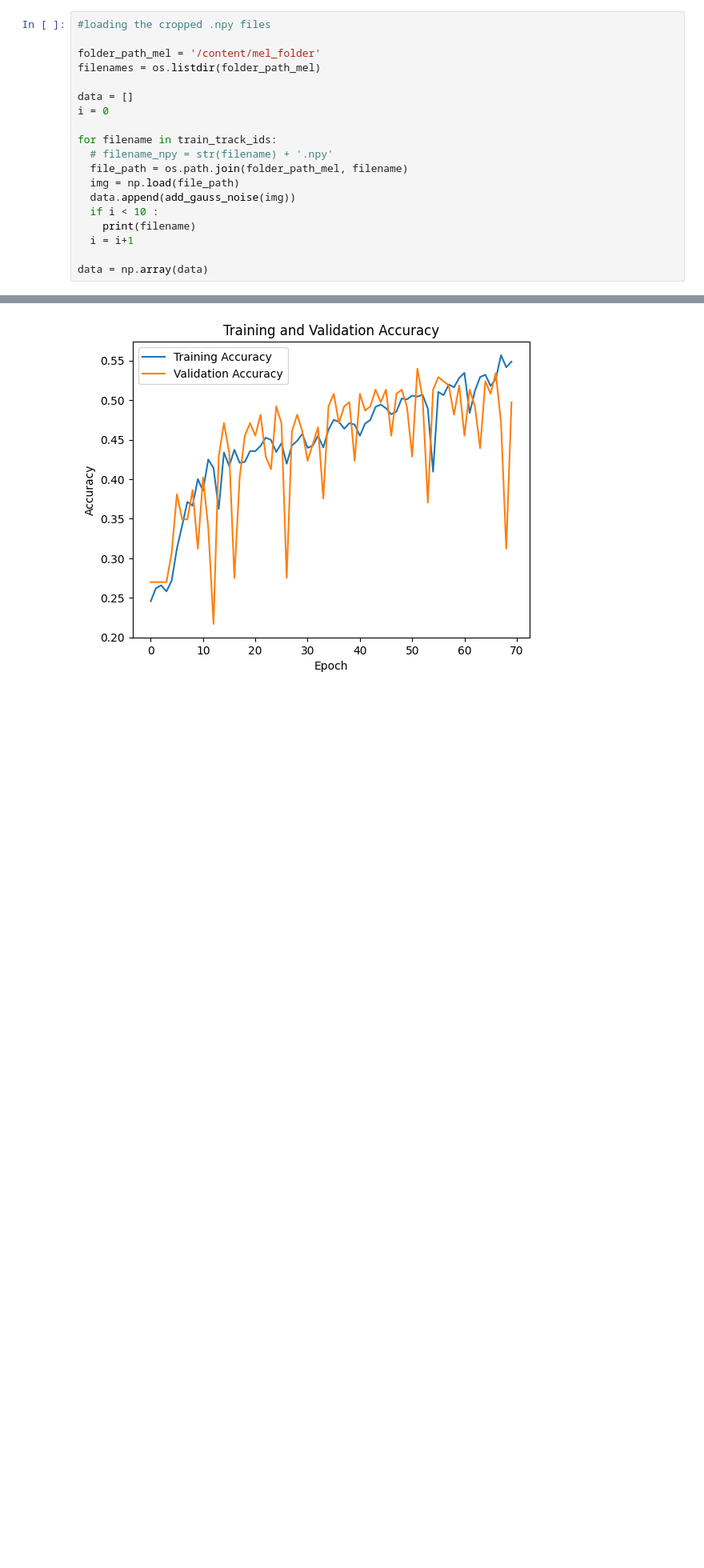
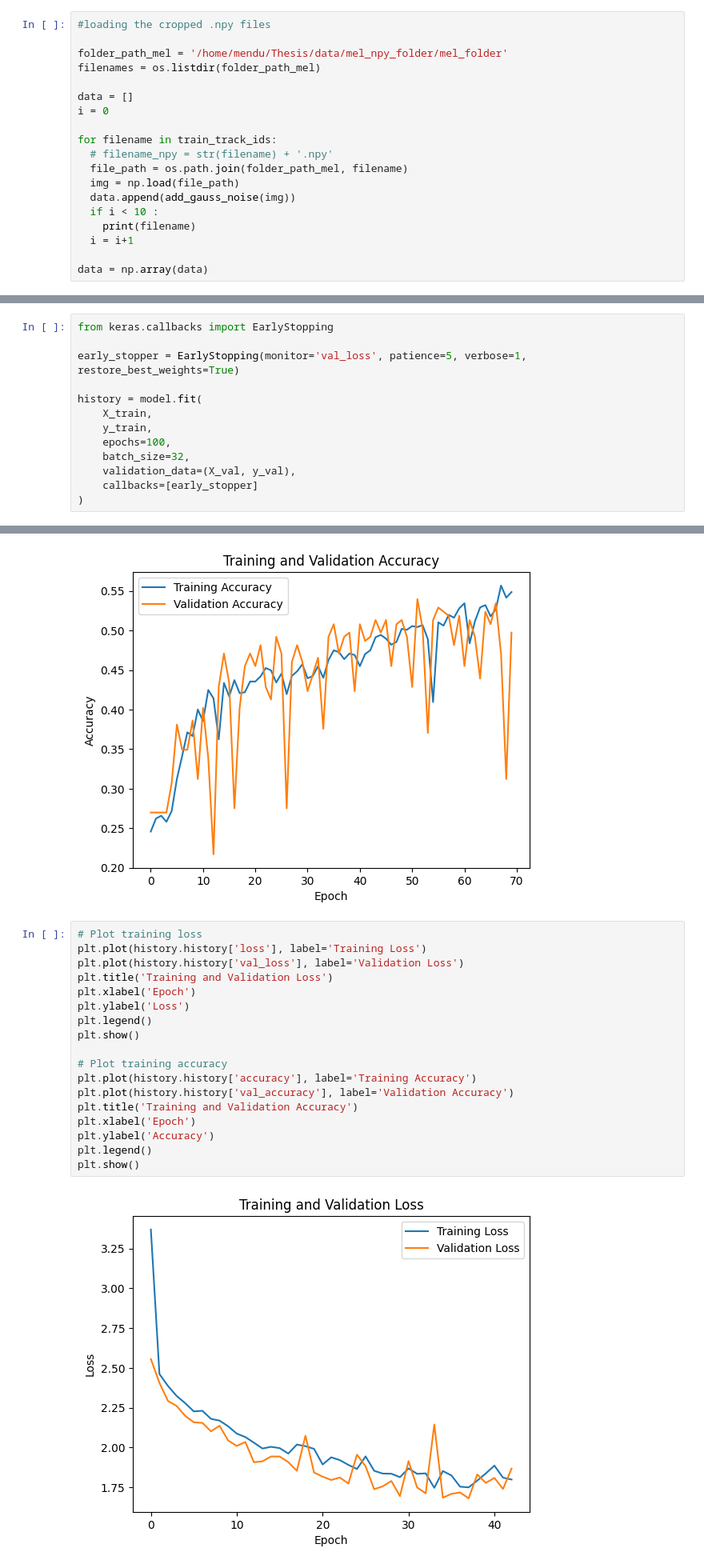
Before and after one commit to menduv/Thesis, a Jupyter notebook: CNN_dortmund.ipynb, the cells around one changed output, grey strips where cells are left out. Shown: that part at 80% size. Saved outputs shown, nothing was run; the diff lists cells and outputs as text; blank space fills up the shorter version.

```diff
--- a/CNN_dortmund.ipynb
+++ b/CNN_dortmund.ipynb
@@ -200,7 +205,7 @@ train_track_ids[:5]
 # %%
 #loading the cropped .npy files
 
-folder_path_mel = '/content/mel_folder'
+folder_path_mel = '/home/mendu/Thesis/data/mel_npy_folder/mel_folder'
 filenames = os.listdir(folder_path_mel)
 
 data = []
@@ -521,0 +538,13 @@ Epoch 60/60
+# %%
+from keras.callbacks import EarlyStopping
+
+early_stopper = EarlyStopping(monitor='val_loss', patience=5, verbose=1, restore_best_weights=True)
+
+history = model.fit(
+    X_train,
+    y_train,
+    epochs=100,
+    batch_size=32,
+    validation_data=(X_val, y_val),
+    callbacks=[early_stopper]
+)
@@ -582,3 +629,23 @@ plt.show()
 # %% [output]
 [figure]
 [figure]
+# %%
+# Plot training loss
+plt.plot(history.history['loss'], label='Training Loss')
+plt.plot(history.history['val_loss'], label='Validation Loss')
+plt.title('Training and Validation Loss')
+plt.xlabel('Epoch')
+plt.ylabel('Loss')
+plt.legend()
+plt.show()
+
+# Plot training accuracy
+plt.plot(history.history['accuracy'], label='Training Accuracy')
+plt.plot(history.history['val_accuracy'], label='Validation Accuracy')
+plt.title('Training and Validation Accuracy')
+plt.xlabel('Epoch')
+plt.ylabel('Accuracy')
+plt.legend()
+plt.show()
+# %% [output]
+[figure, added]
```
Also changed, not shown: parts of 14 cells of this notebook, 2 other files.
